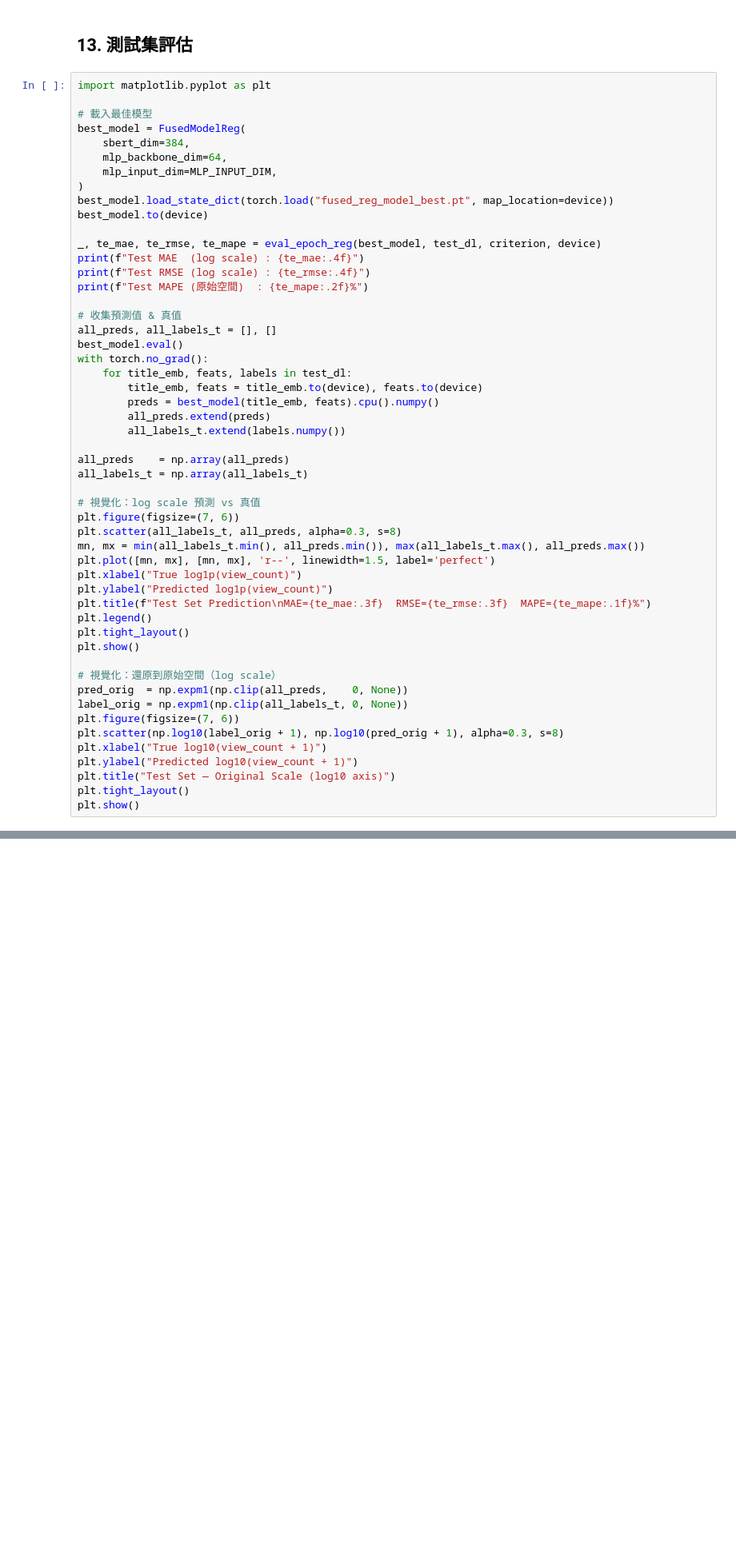
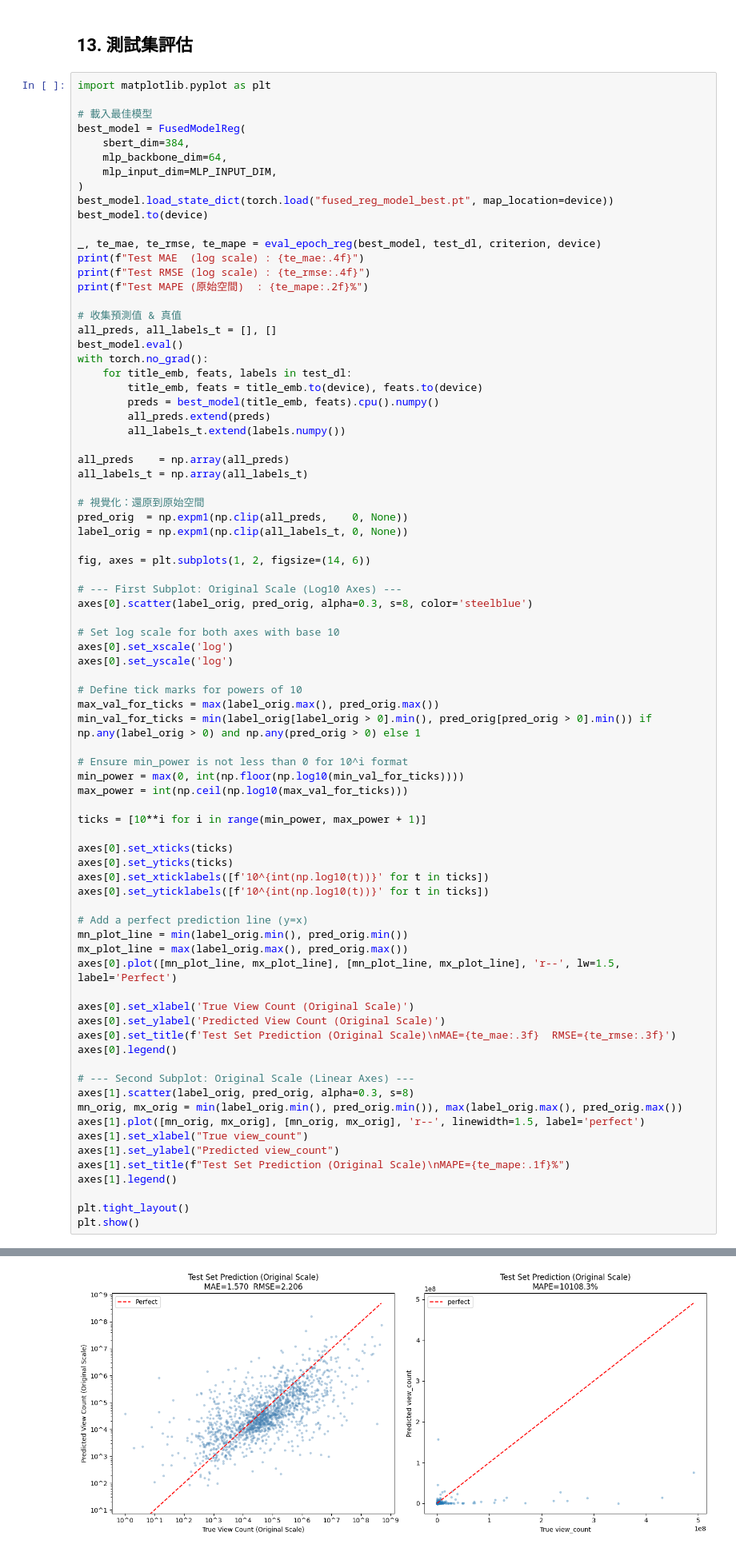
Before and after one commit to yitingCurry/DL_Final_Project, a Jupyter notebook: title_fusion_regression.ipynb, the cells around one changed output, grey strips where cells are left out. Shown at 80% size. Saved outputs shown, nothing was run; the diff lists cells and outputs as text; blank space fills up the shorter version.

```diff
--- a/title_fusion_regression.ipynb
+++ b/title_fusion_regression.ipynb
@@ -544,25 +638,53 @@ with torch.no_grad():
 all_preds    = np.array(all_preds)
 all_labels_t = np.array(all_labels_t)
 
-# 視覺化：log scale 預測 vs 真值
-plt.figure(figsize=(7, 6))
-plt.scatter(all_labels_t, all_preds, alpha=0.3, s=8)
-mn, mx = min(all_labels_t.min(), all_preds.min()), max(all_labels_t.max(), all_preds.max())
-plt.plot([mn, mx], [mn, mx], 'r--', linewidth=1.5, label='perfect')
-plt.xlabel("True log1p(view_count)")
-plt.ylabel("Predicted log1p(view_count)")
-plt.title(f"Test Set Prediction\nMAE={te_mae:.3f}  RMSE={te_rmse:.3f}  MAPE={te_mape:.1f}%")
-plt.legend()
+# 視覺化：還原到原始空間
+pred_orig  = np.expm1(np.clip(all_preds,    0, None))
+label_orig = np.expm1(np.clip(all_labels_t, 0, None))
+
+fig, axes = plt.subplots(1, 2, figsize=(14, 6))
+
+# --- First Subplot: Original Scale (Log10 Axes) ---
+axes[0].scatter(label_orig, pred_orig, alpha=0.3, s=8, color='steelblue')
+
+# Set log scale for both axes with base 10
+axes[0].set_xscale('log')
+axes[0].set_yscale('log')
+
+# Define tick marks for powers of 10
+max_val_for_ticks = max(label_orig.max(), pred_orig.max())
+min_val_for_ticks = min(label_orig[label_orig > 0].min(), pred_orig[pred_orig > 0].min()) if np.any(label_orig > 0) and np.any(pred_orig > 0) else 1
+
+# Ensure min_power is not less than 0 for 10^i format
+min_power = max(0, int(np.floor(np.log10(min_val_for_ticks))))
+max_power = int(np.ceil(np.log10(max_val_for_ticks)))
+
+ticks = [10**i for i in range(min_power, max_power + 1)]
+
+axes[0].set_xticks(ticks)
+axes[0].set_yticks(ticks)
+axes[0].set_xticklabels([f'10^{int(np.log10(t))}' for t in ticks])
+axes[0].set_yticklabels([f'10^{int(np.log10(t))}' for t in ticks])
+
+# Add a perfect prediction line (y=x)
+mn_plot_line = min(label_orig.min(), pred_orig.min())
+mx_plot_line = max(label_orig.max(), pred_orig.max())
+axes[0].plot([mn_plot_line, mx_plot_line], [mn_plot_line, mx_plot_line], 'r--', lw=1.5, label='Perfect')
+
+axes[0].set_xlabel('True View Count (Original Scale)')
+axes[0].set_ylabel('Predicted View Count (Original Scale)')
+axes[0].set_title(f'Test Set Prediction (Original Scale)\nMAE={te_mae:.3f}  RMSE={te_rmse:.3f}')
+axes[0].legend()
+
+# --- Second Subplot: Original Scale (Linear Axes) ---
+axes[1].scatter(label_orig, pred_orig, alpha=0.3, s=8)
+mn_orig, mx_orig = min(label_orig.min(), pred_orig.min()), max(label_orig.max(), pred_orig.max())
+axes[1].plot([mn_orig, mx_orig], [mn_orig, mx_orig], 'r--', linewidth=1.5, label='perfect')
+axes[1].set_xlabel("True view_count")
+axes[1].set_ylabel("Predicted view_count")
+axes[1].set_title(f"Test Set Prediction (Original Scale)\nMAPE={te_mape:.1f}%")
+axes[1].legend()
+
 plt.tight_layout()
 plt.show()
-
-# 視覺化：還原到原始空間（log scale）
-pred_orig  = np.expm1(np.clip(all_preds,    0, None))
-label_orig = np.expm1(np.clip(all_labels_t, 0, None))
-plt.figure(figsize=(7, 6))
-plt.scatter(np.log10(label_orig + 1), np.log10(pred_orig + 1), alpha=0.3, s=8)
-plt.xlabel("True log10(view_count + 1)")
-plt.ylabel("Predicted log10(view_count + 1)")
-plt.title("Test Set — Original Scale (log10 axis)")
-plt.tight_layout()
-plt.show()
+# %% [output]
@@ -569,3 +694,4 @@ plt.show()
+[figure, added]
 # %% [markdown]
 ## 14. 推論函式
 # %%
```
Also changed, not shown: parts of 15 cells of this notebook.
